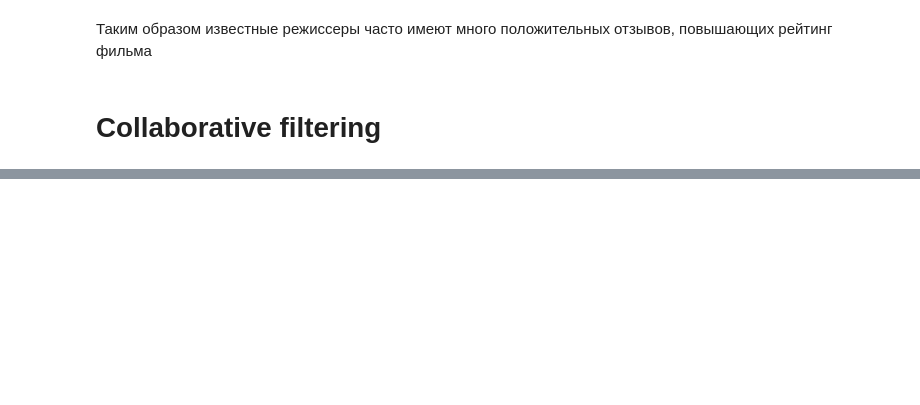
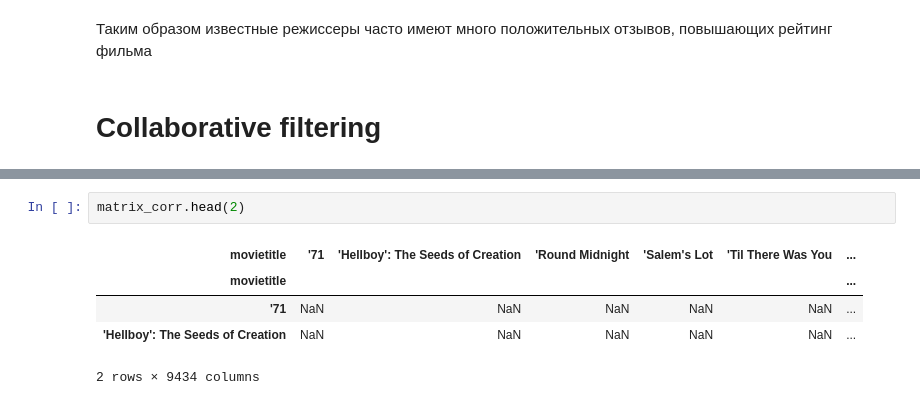
Before and after one commit to AlexanKartashov/RecommenderSystem, a Jupyter notebook: Lab_2. Recommender systems.ipynb, the cells around one changed output, grey strips where cells are left out. Saved outputs shown, nothing was run; the diff lists cells and outputs as text; blank space fills up the shorter version.

```diff
--- a/Lab_2. Recommender systems.ipynb
+++ b/Lab_2. Recommender systems.ipynb
@@ -647,0 +814,8 @@ display_similar_items(similar_items(5628, movie_titles, movies, 10))
+# %%
+matrix_corr.head(2)
+# %% [output]
+| movietitle | '71 | 'Hellboy': The Seeds of Creation | 'Round Midnight | 'Salem's Lot | 'Til There Was You | ... |
+| movietitle |  |  |  |  |  | ... |
+| '71 | NaN | NaN | NaN | NaN | NaN | ... |
+| 'Hellboy': The Seeds of Creation | NaN | NaN | NaN | NaN | NaN | ... |
+2 rows × 9434 columns
```
Also changed, not shown: parts of 30 cells of this notebook, 5 other files.
